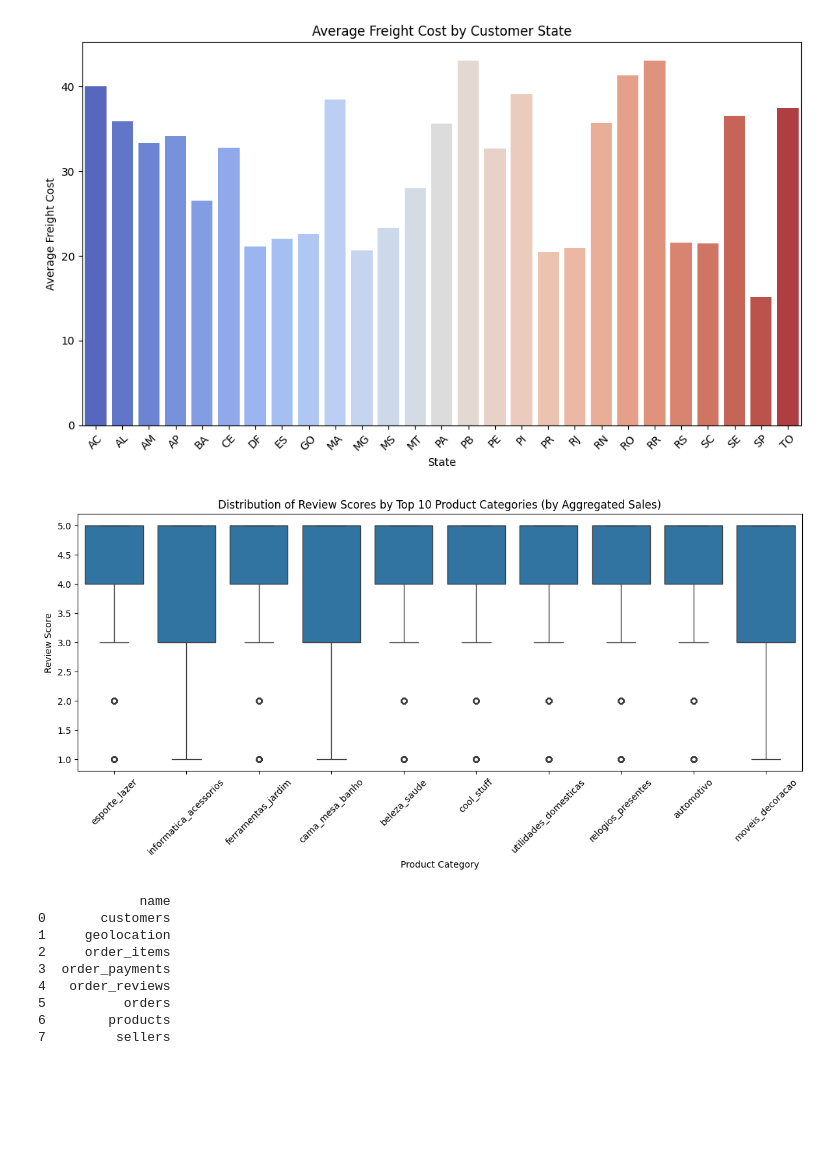
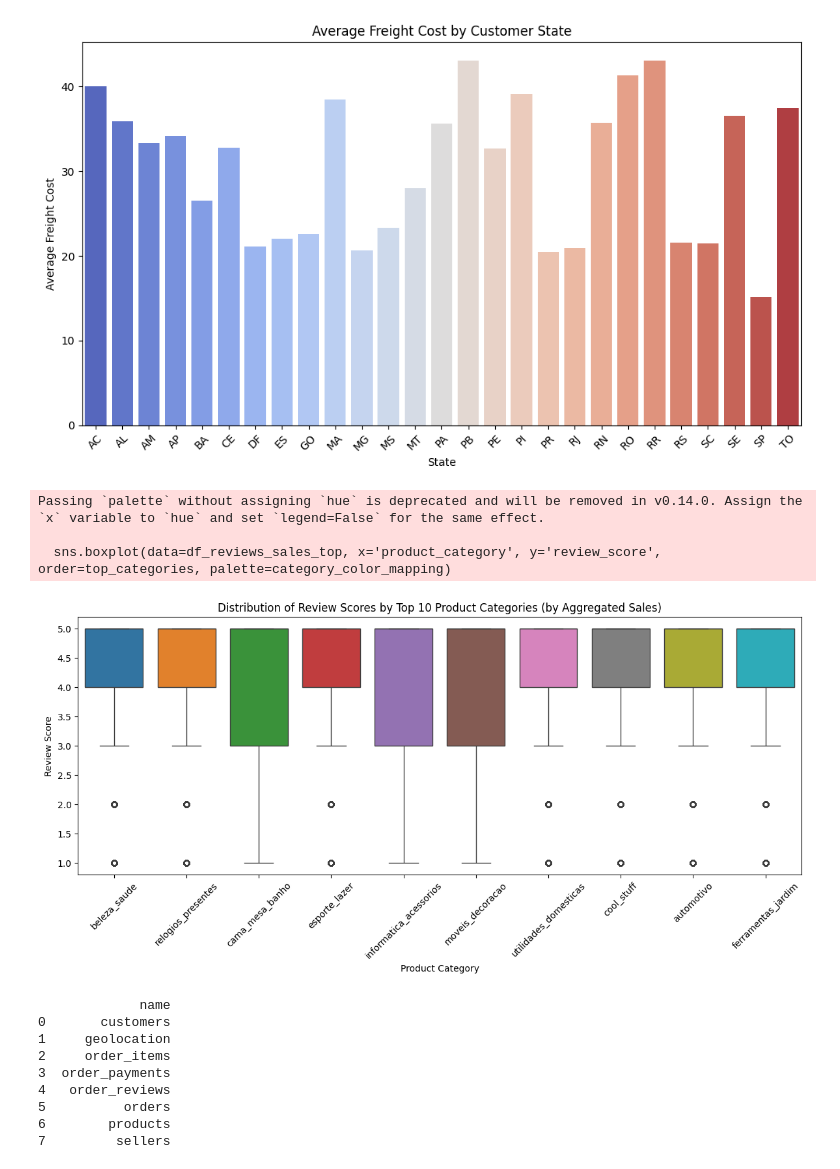
Before and after one commit to kite3412/DSAI-Group2, a Jupyter notebook: olist_data_analysis.ipynb, the cells around one changed output. Saved outputs shown, nothing was run; the diff lists cells and outputs as text; code cells hidden in the pictures; blank space fills up the shorter version.

```diff
--- a/olist_data_analysis.ipynb
+++ b/olist_data_analysis.ipynb
@@ -248,35 +248,41 @@ import seaborn as sns
 # Load fact_reviews, fact_sales (including aggregated sales), and dim_product data
 df_reviews = pd.read_sql("SELECT * FROM main_star.fact_reviews", engine)
 df_sales = pd.read_sql("SELECT order_id, product_key, total_sale_amount FROM main_star.fact_sales", engine)
 df_products = pd.read_sql("SELECT * FROM main_star.dim_product", engine)
 
 # Compute aggregated sales by product category
 df_sales_products = df_sales.merge(df_products, on='product_key', how='left')
 category_sales = (
     df_sales_products.groupby('product_category')['total_sale_amount']
     .sum()
     .reset_index()
 )
 top_categories = category_sales.sort_values(by='total_sale_amount', ascending=False).head(10)['product_category'].tolist()
 
 # Merge reviews with sales on order_id, then join with product dimension for product_category
 df_reviews_sales = df_reviews.merge(df_sales, on='order_id', how='left')
 df_reviews_sales = df_reviews_sales.merge(df_products, on='product_key', how='left')
 
 # Filter to include only rows with product_category in the top 10 categories
 df_reviews_sales_top = df_reviews_sales[df_reviews_sales['product_category'].isin(top_categories)]
 
+palette = sns.color_palette("tab10", n_colors=len(top_categories))
+category_color_mapping = dict(zip(top_categories, palette))
+
 # Plot a boxplot of review scores by product category
 plt.figure(figsize=(12, 6))
-sns.boxplot(data=df_reviews_sales_top, x='product_category', y='review_score')
+sns.boxplot(data=df_reviews_sales_top, x='product_category', y='review_score', order=top_categories, palette=category_color_mapping)
 plt.title("Distribution of Review Scores by Top 10 Product Categories (by Aggregated Sales)")
 plt.xlabel("Product Category")
 plt.ylabel("Review Score")
 plt.xticks(rotation=45)
 plt.tight_layout()
 plt.show()
 # %% [output]
+Passing `palette` without assigning `hue` is deprecated and will be removed in v0.14.0. Assign the `x` variable to `hue` and set `legend=False` for the same effect.
+
+  sns.boxplot(data=df_reviews_sales_top, x='product_category', y='review_score', order=top_categories, palette=category_color_mapping)
-[figure, old version]
+[figure, new version]
 # %%
 import pandas as pd
 from sqlalchemy import create_engine
```
Also changed, not shown: 1 other file.
